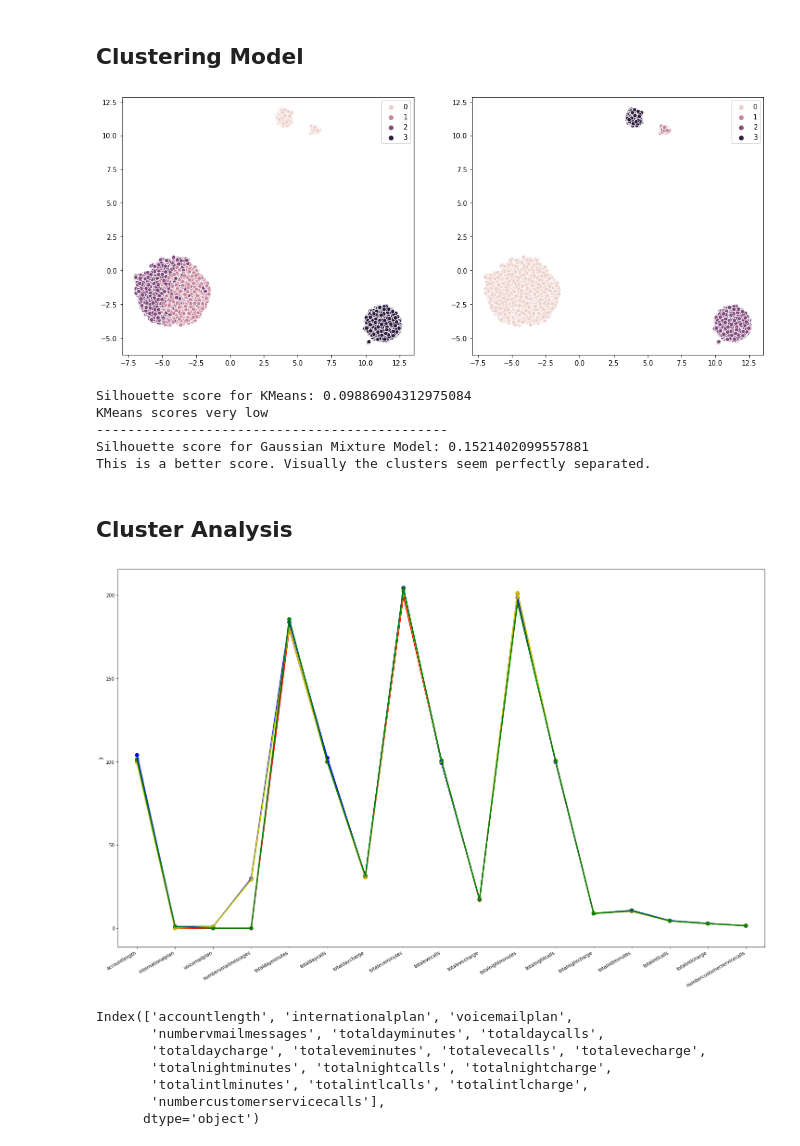
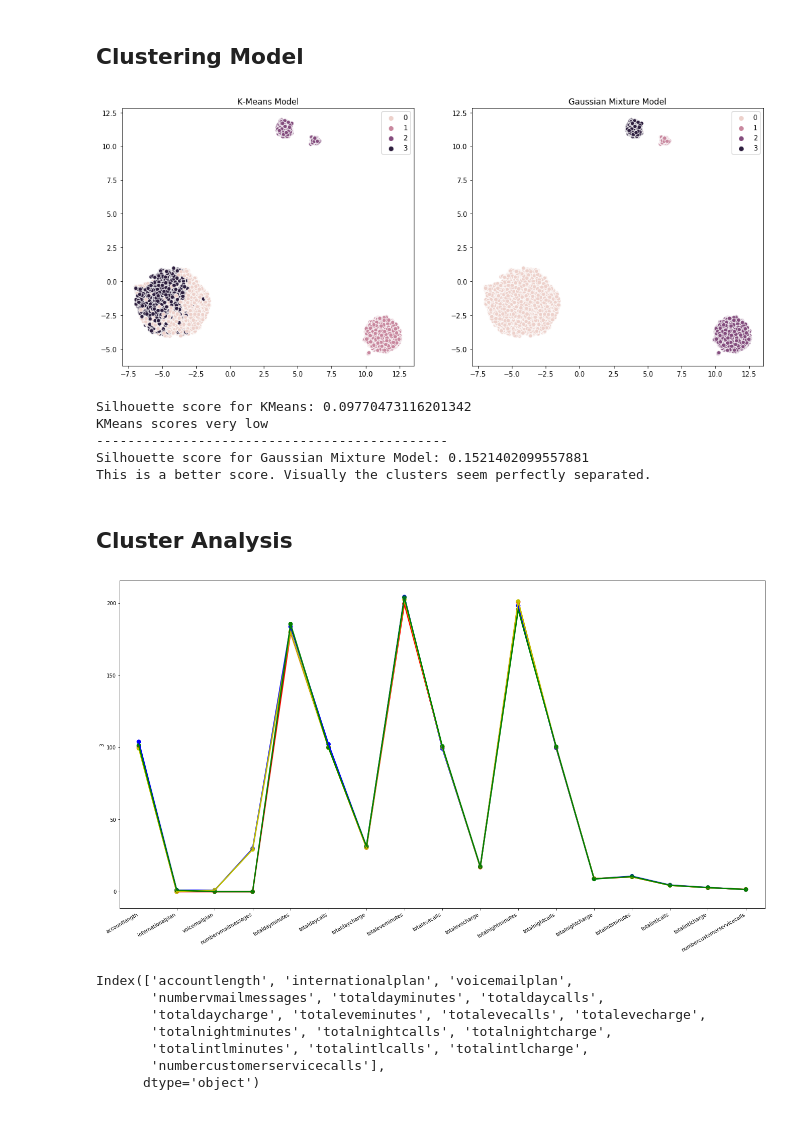
Before and after one commit to cobyoram/Unsupervised_Learning__Thinkful_capstone_3, a Jupyter notebook: unsupervised_learning_cap_3.ipynb, the cells around one changed output. Saved outputs shown, nothing was run; the diff lists cells and outputs as text; code cells hidden in the pictures.

```diff
--- a/unsupervised_learning_cap_3.ipynb
+++ b/unsupervised_learning_cap_3.ipynb
@@ -121,7 +129,7 @@ plt.figure(figsize=(3*sq, 3*sq))
 
 for i, col in enumerate(number_columns, 1):
     plt.subplot(sq, sq, i)
-    plt.hist(data[col])
+    plt.hist(data[col], bins=30)
     plt.title(col)
 
 plt.tight_layout()
@@ -146,0 +157,22 @@ plt.show()
+# %%
+# Look for nulls
+print('Total nulls:', data.isna().sum().sum())
+print('---------------------------')
+
+#Look for repeats
+print('Total repeats:', data.duplicated().sum())
+print('---------------------------')
+
+# Look for outliers
+print('Outliers:')
+
+for col in data.select_dtypes('number').columns:
+    q75, q25 = np.percentile(data[col], [75,25])
+    ranged = q75 - q25
+
+    min_val = q25 - (ranged*2)
+    max_val = q75 + (ranged*2)
+
+    print('{0:.2f}% -'.format(data[col].loc[(data[col] > max_val) | (data[col] < min_val)].count()/data[col].count()*100), col)
+print('----------------------------')
+print('There doesn\'t seem to be a lot of outliers, and given the normal-looking distributions of each variable, they may be important to defining our clusters.')
@@ -226,9 +273,11 @@ plt.figure(figsize=(17,7))
 
 plt.subplot(121)
 sns.scatterplot(umap_results[:,0], umap_results[:,1], hue=k_preds)
+plt.title('K-Means Model')
 
 plt.subplot(122)
 sns.scatterplot(umap_results[:,0], umap_results[:,1], hue=preds)
+plt.title('Gaussian Mixture Model')
 plt.show()
 
 print('Silhouette score for KMeans:',silhouette_score(X_std, k_preds))
@@ -237,8 +286,8 @@ print('---------------------------------------------')
 print('Silhouette score for Gaussian Mixture Model:', silhouette_score(X_std, preds))
 print('This is a better score. Visually the clusters seem perfectly separated.')
 # %% [output]
-[figure, old version]
+[figure, new version]
-Silhouette score for KMeans: 0.09886904312975084
+Silhouette score for KMeans: 0.09770473116201342
 KMeans scores very low
 ---------------------------------------------
 Silhouette score for Gaussian Mixture Model: 0.1521402099557881
@@ -248,13 +297,13 @@ This is a better score. Visually the clusters seem perfectly separated.
 # %%
 # To understand what sets the clusters apart, create a dataframe holding each gaussian cluster's center
 centers = pd.DataFrame(scaler.inverse_transform(gmm.means_), columns = feats.columns)
 
 # Plot the changing features to visually check for differences
-plt.figure(figsize=(25,15))
+plt.figure(figsize=(23,12))
 colours = 'rbyg'
 for i in centers.index:
     sns.pointplot(x=centers.columns, y=centers.loc[i], color=colours[i], alpha=.9).set_xticklabels(labels=centers.columns,rotation=30, horizontalalignment='right')
 plt.show()
 # %% [output]
-[figure, old version]
+[figure, new version]
 # %%
```
Also changed, not shown: parts of 22 cells of this notebook, 12 other files.
